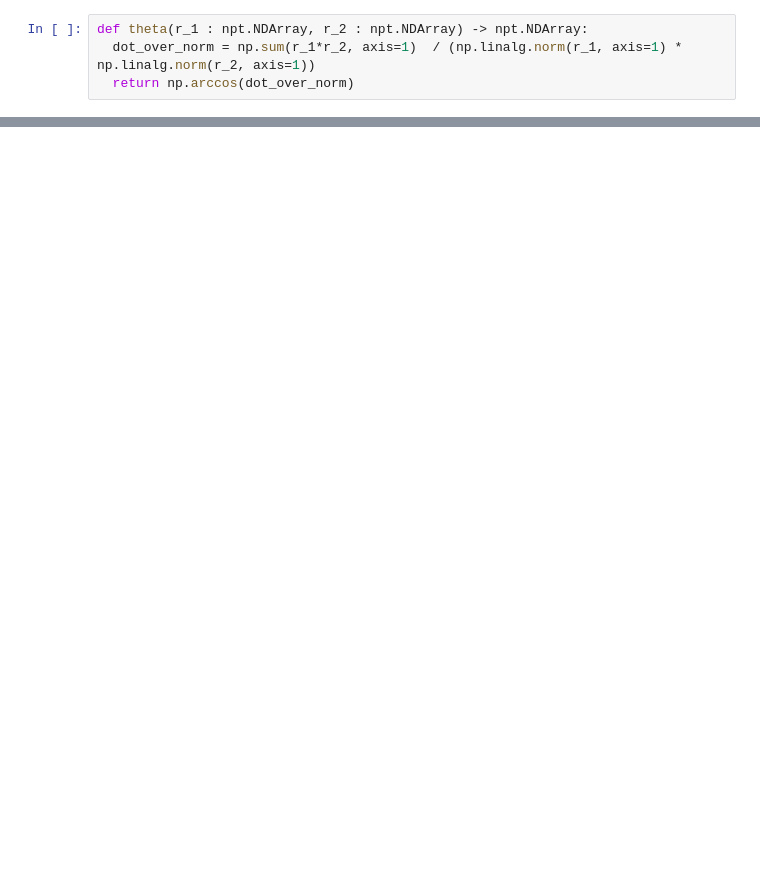
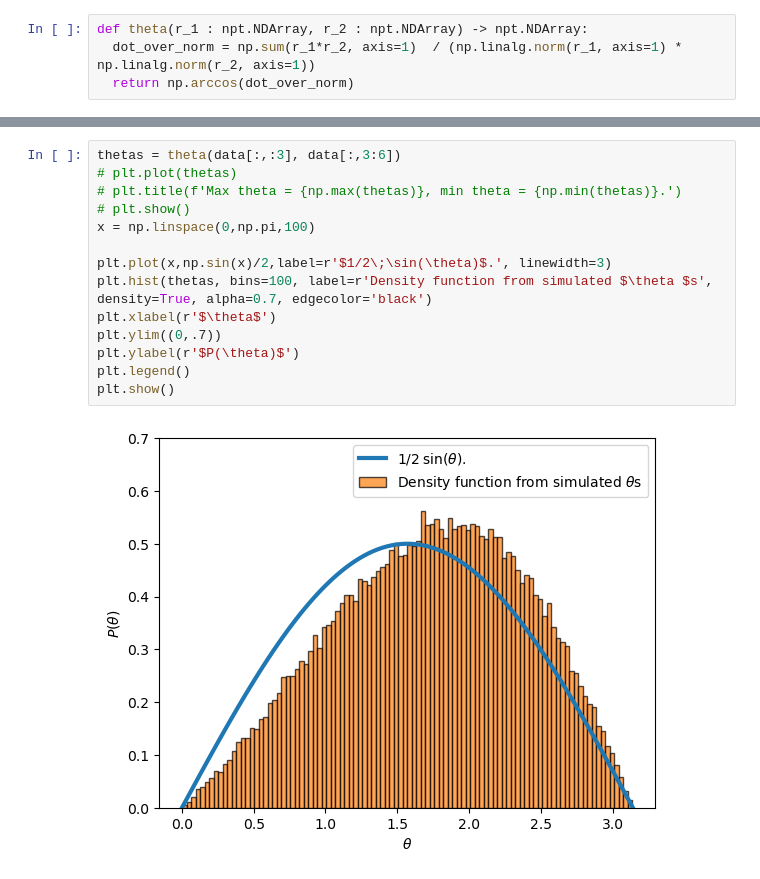
Before and after one commit to gujoh/compfys-h2b, a Jupyter notebook: plotting/task_1.ipynb, the cells around one changed output, grey strips where cells are left out. Drawn from its saved outputs; the diff is of its cells as text; blank space fills up the shorter version.

```diff
--- a/plotting/task_1.ipynb
+++ b/plotting/task_1.ipynb
@@ -57,0 +45,16 @@ plt.show()
+# %%
+thetas = theta(data[:,:3], data[:,3:6])
+# plt.plot(thetas)
+# plt.title(f'Max theta = {np.max(thetas)}, min theta = {np.min(thetas)}.')
+# plt.show()
+x = np.linspace(0,np.pi,100)
+
+plt.plot(x,np.sin(x)/2,label=r'$1/2\;\sin(\theta)$.', linewidth=3)
+plt.hist(thetas, bins=100, label=r'Density function from simulated $\theta $s', density=True, alpha=0.7, edgecolor='black')
+plt.xlabel(r'$\theta$')
+plt.ylim((0,.7))
+plt.ylabel(r'$P(\theta)$')
+plt.legend()
+plt.show()
+# %% [output]
+[figure, added]
```
Also changed, not shown: parts of 8 cells of this notebook.
